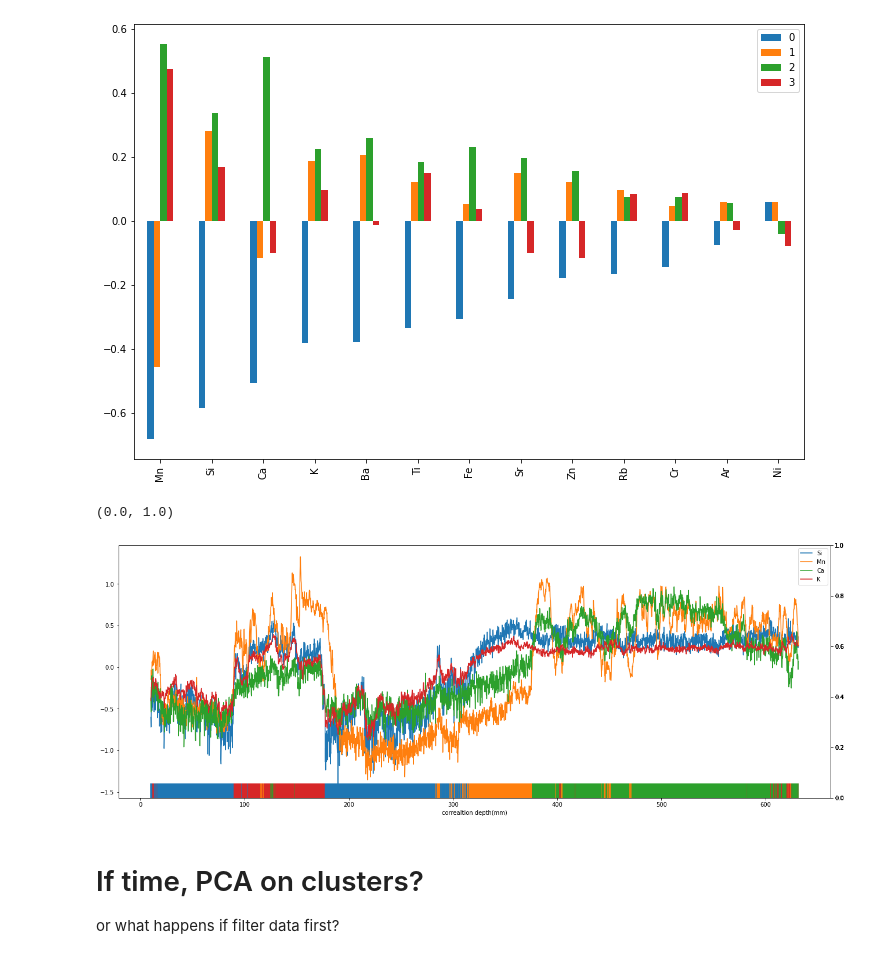
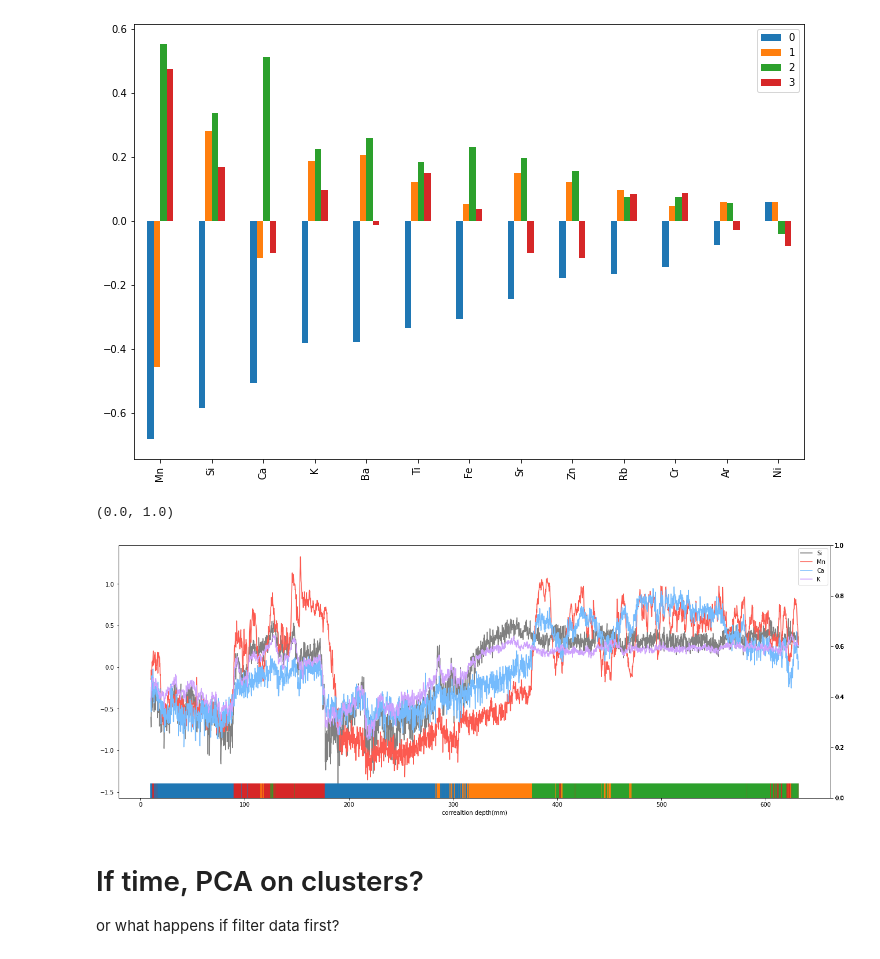
Before and after one commit to ds4geo/ds4geo, a Jupyter notebook: WS 2020 Course Notes/Session 8.ipynb, the cells around one changed output. Saved outputs shown, nothing was run; the diff lists cells and outputs as text; code cells hidden in the pictures.

```diff
--- a/WS 2020 Course Notes/Session 8.ipynb
+++ b/WS 2020 Course Notes/Session 8.ipynb
@@ -277,22 +277,22 @@ klabs = kmeans.labels_
 # %%
 # Plot clusters down-core
 fig, ax1a = plt.subplots(figsize=(22,8))
 ax1b = ax1a.twinx()
 ax1c = ax1a.twinx()
 ax1d = ax1a.twinx()
 ax2 = ax1a.twinx()
 
-clr.plot(y="Si", ax=ax1a)
-clr.plot(y="Mn", ax=ax1a)
-clr.plot(y="Ca", ax=ax1a)
-clr.plot(y="K", ax=ax1a)
+clr.plot(y="Si", ax=ax1a, color="gray")
+clr.plot(y="Mn", ax=ax1a, color="xkcd:coral")
+clr.plot(y="Ca", ax=ax1a, color="xkcd:sky blue")
+clr.plot(y="K", ax=ax1a, color="xkcd:lilac")
 #clr.plot(y="Ba", ax=ax1a)
 
 ax2.scatter(clr.index, y=np.zeros(clr.index.shape), c=["C{}".format(j) for j in klabs], marker="|", s=2500)#, cmap="tab10")
 ax2.set_ylim(0,1)
 # %% [output]
 (0.0, 1.0)
-[figure, old version]
+[figure, new version]
 # %% [markdown]
 # If time, PCA on clusters?
 
```
